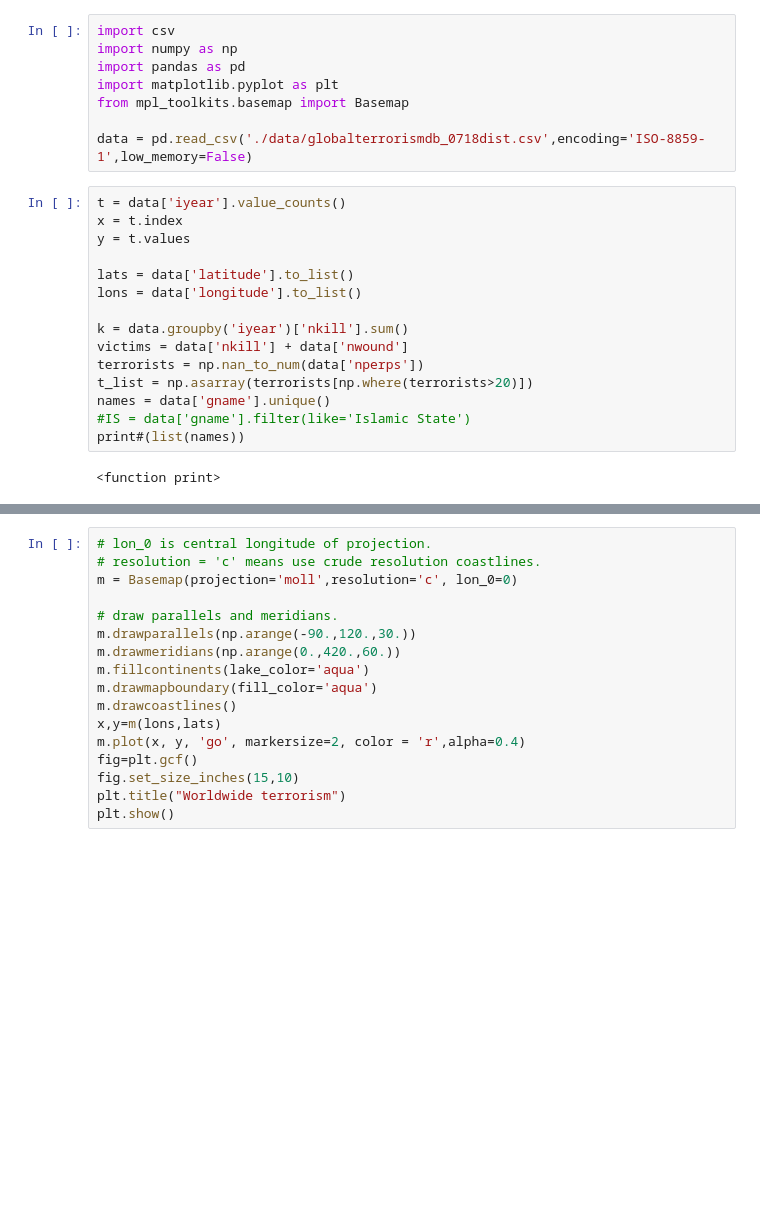
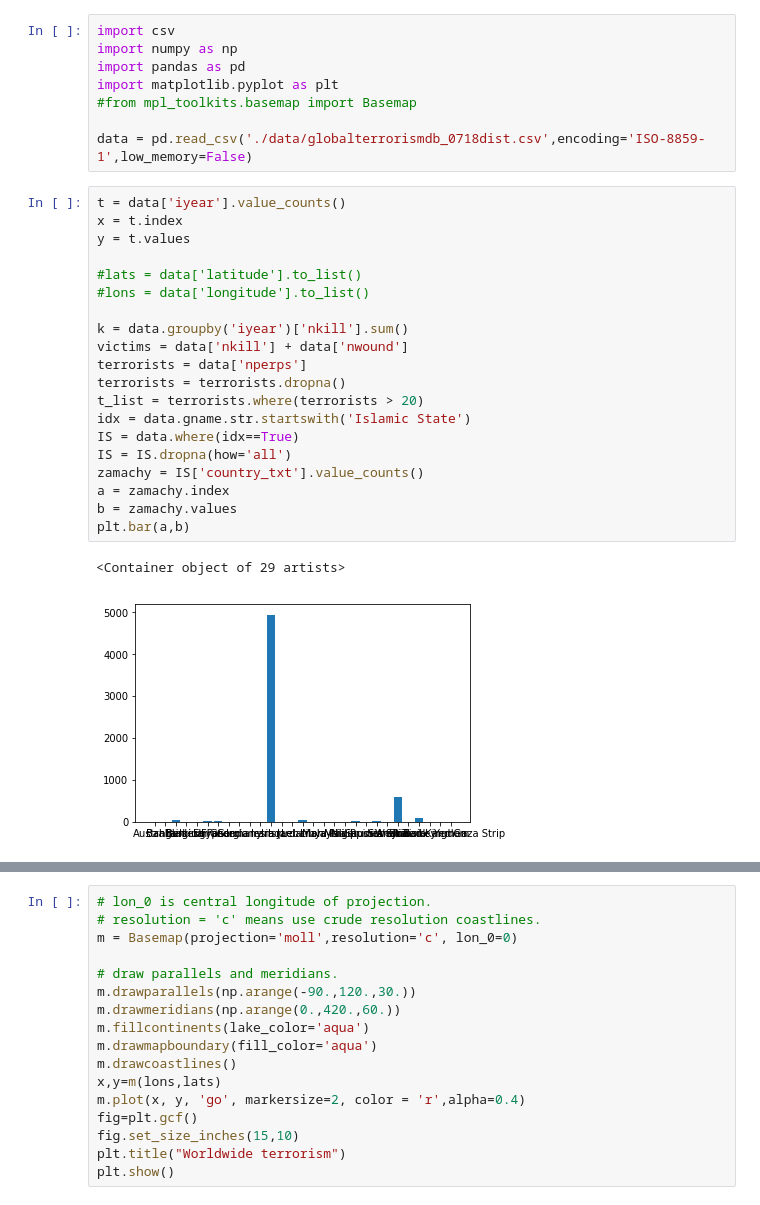
Before and after one commit to fbogusz/my-data-exp, a Jupyter notebook: mydataexp.ipynb, the cells around one changed output, grey strips where cells are left out. Drawn from its saved outputs; the diff is of its cells as text; blank space fills up the shorter version.

Commit message:
IS terrorism in country

```diff
--- a/mydataexp.ipynb
+++ b/mydataexp.ipynb
@@ -3,24 +3,30 @@ import csv
 import numpy as np
 import pandas as pd
 import matplotlib.pyplot as plt
-from mpl_toolkits.basemap import Basemap
+#from mpl_toolkits.basemap import Basemap
 
 data = pd.read_csv('./data/globalterrorismdb_0718dist.csv',encoding='ISO-8859-1',low_memory=False)
 # %%
 t = data['iyear'].value_counts()
 x = t.index
 y = t.values
 
-lats = data['latitude'].to_list()
-lons = data['longitude'].to_list()
+#lats = data['latitude'].to_list()
+#lons = data['longitude'].to_list()
 
 k = data.groupby('iyear')['nkill'].sum()
 victims = data['nkill'] + data['nwound']
-terrorists = np.nan_to_num(data['nperps'])
-t_list = np.asarray(terrorists[np.where(terrorists>20)])
-names = data['gname'].unique()
-#IS = data['gname'].filter(like='Islamic State')
-print#(list(names))
+terrorists = data['nperps']
+terrorists = terrorists.dropna()
+t_list = terrorists.where(terrorists > 20)
+idx = data.gname.str.startswith('Islamic State')
+IS = data.where(idx==True)
+IS = IS.dropna(how='all')
+zamachy = IS['country_txt'].value_counts()
+a = zamachy.index
+b = zamachy.values
+plt.bar(a,b)
 # %% [output]
-<function print>
+<Container object of 29 artists>
+[figure, added]
 # %%
```
Also changed, not shown: parts of 1 cell of this notebook.
